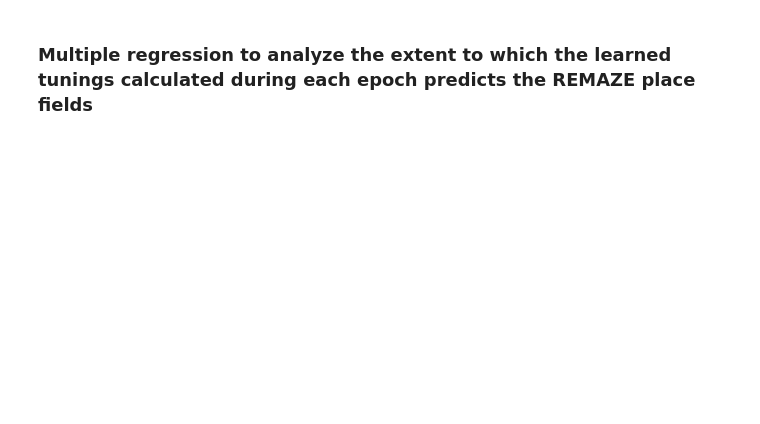
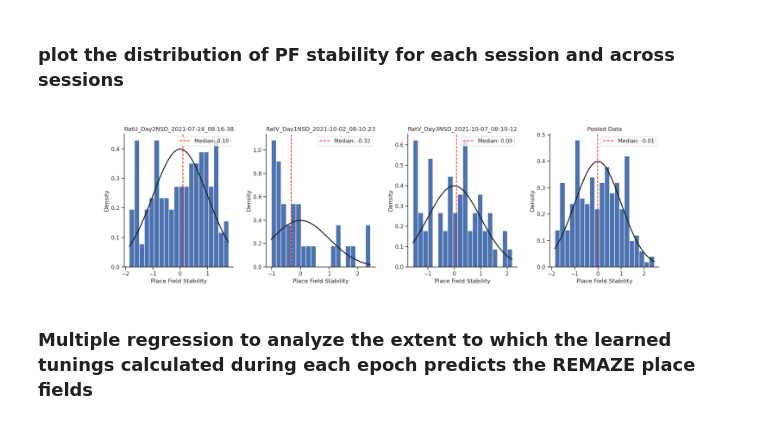
Before and after one commit to diba-lab/Maboudi_et_al_2022, a Jupyter notebook: post_sleep_learned_tunings_prediction_of_reMAZE.ipynb, the cells around one changed output. Saved outputs shown, nothing was run; the diff lists cells and outputs as text; code cells hidden in the pictures; blank space fills up the shorter version.

```diff
--- a/post_sleep_learned_tunings_prediction_of_reMAZE.ipynb
+++ b/post_sleep_learned_tunings_prediction_of_reMAZE.ipynb
@@ -269,6 +283,67 @@ for epoch, epoch_name in enumerate(epoch_names):
         temp.append(learned_tunings_place_field_corr[session_idx][epoch_name])
     learned_tunings_place_field_corr_sessions_concat[epoch_name] = np.concatenate(temp, axis = 0)
     learned_tunings_place_field_corr_sessions_concat[epoch_name] = learned_tunings_place_field_corr_sessions_concat[epoch_name][place_fields_sort_idx]
+# %% [markdown]
+### plot the distribution of PF stability for each session and across sessions
+# %%
+import numpy as np
+import matplotlib.pyplot as plt
+from scipy.stats import norm
+
+
+# Set up the figure and subplots
+fig, axes = plt.subplots(nrows=1, ncols=4, figsize=(20,5))
+
+# Plot the three histograms
+for i, session_idx in enumerate(range(number_of_sessions)):
+
+    session_number = current_sessions[session_idx]
+    session_name = rr[session_number]
+
+    ax = axes[i]
+    ax.hist(place_field_stability_maze[session_idx], bins=20, density=True)
+    ax.set_title(session_name)
+    ax.set_xlabel('Place Field Stability')
+    ax.set_ylabel('Density')
+
+    # Calculate Gaussian fit
+    mu, std = norm.fit(place_field_stability_maze[session_idx])
+    x = np.linspace(min(place_field_stability_maze[session_idx]), max(place_field_stability_maze[session_idx]), 100)
+    p = norm.pdf(x, mu, std)
+    ax.plot(x, p, 'k', linewidth=2)
+
+    # Add vertical line for median
+    median = np.median(place_field_stability_maze[session_idx])
+    ax.axvline(median, linestyle='--', color='red', label=f'Median: {median:.2f}')
+    ax.legend()
+
+# Plot the pooled data histogram
+ax = axes[3]
+ax.hist(place_field_stability_maze_concat, bins=20, density=True)
+ax.set_title('Pooled Data')
+ax.set_xlabel('Place Field Stability')
+ax.set_ylabel('Density')
+
+# Calculate Gaussian fit
+mu, std = norm.fit(place_field_stability_maze_concat)
+x = np.linspace(min(place_field_stability_maze_concat), max(place_field_stability_maze_concat), 100)
+p = norm.pdf(x, mu, std)
+ax.plot(x, p, 'k', linewidth=2)
+
+# Add vertical line for median
+median = np.median(place_field_stability_maze_concat)
+ax.axvline(median, linestyle='--', color='red', label=f'Median: {median:.2f}')
+ax.legend()
+
+# Adjust spacing between subplots
+plt.subplots_adjust(wspace=0.3)
+
+# Save the figure
+filename = 'place_field_stability_histograms.pdf'
+file_path = os.path.join(main_dir, filename)
+plt.savefig(file_path, dpi=300)
+# %% [output]
+[figure, added]
 # %% [markdown]
 ### Multiple regression to analyze the extent to which the learned tunings calculated during each epoch predicts the REMAZE place fields
 # %%
```
Also changed, not shown: parts of 6 cells of this notebook.
